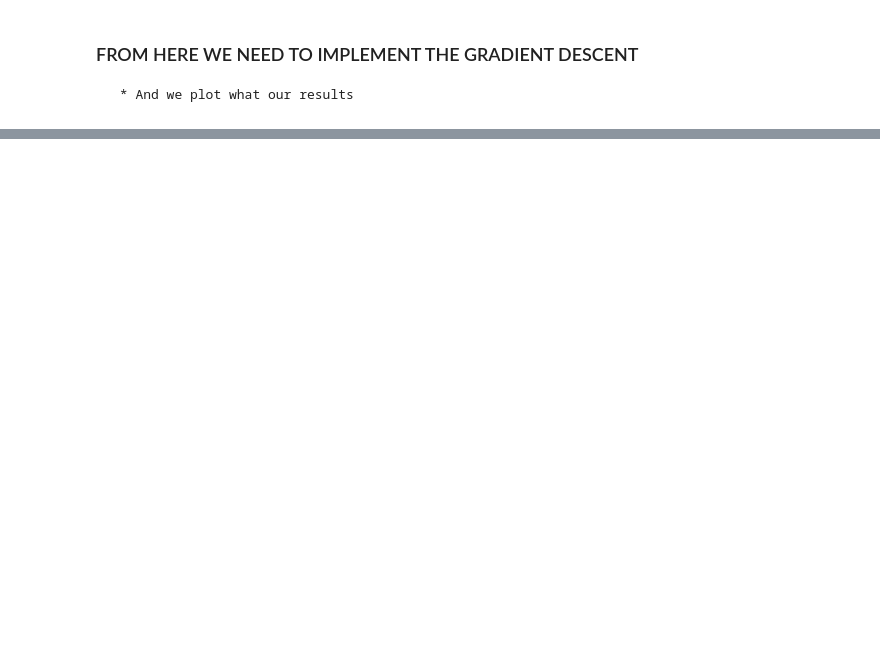
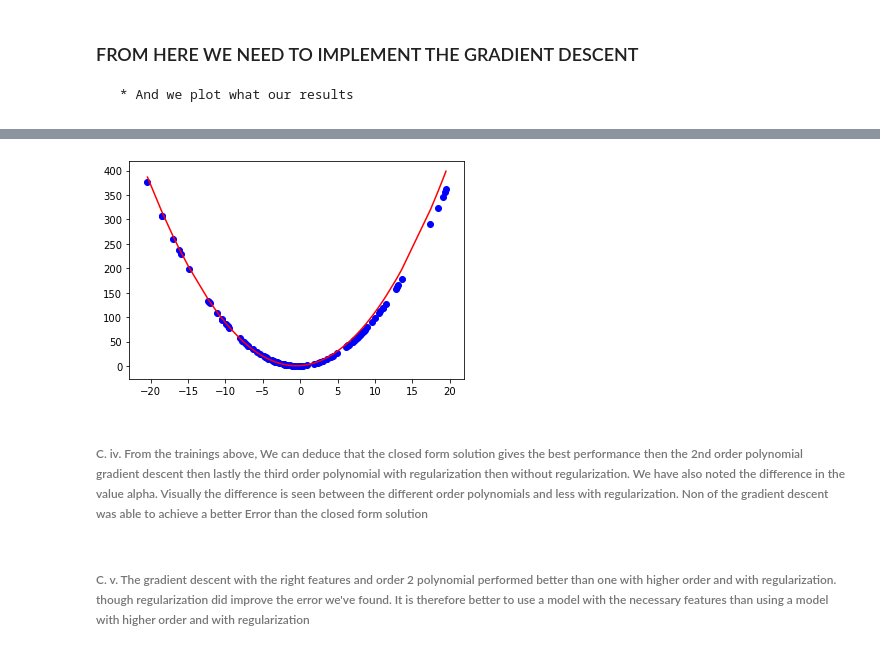
Before and after one commit to Beasty786/ml-linearRegression, a Jupyter notebook: LinearRegressionTut.ipynb, the cells around one changed output, grey strips where cells are left out. Drawn from its saved outputs; the diff is of its cells as text; code cells hidden in the pictures; blank space fills up the shorter version.

```diff
--- a/LinearRegressionTut.ipynb
+++ b/LinearRegressionTut.ipynb
@@ -159,0 +173,32 @@ gradientDescent(2,data_x,data_y)
+# %%
+def gDWithReg(polyDegree , trainSetX , trainSetY):
+    n = polyDegree         # Here I just set n = polyDegree so that I can work faster and not having to type everything
+    θ = np.ones(n+1)       # we start with our theta values being ones
+    θ_old = np.zeros(n+1)
+    lamda = 1.2e-5
+    α = 1.2e-8
+
+
+    #α = 1.1e-5            # define our learning rate
+    X = designMatrix(n , trainSetX)
+
+    while np.sqrt(np.sum(np.power(θ - θ_old, 2))) > 0.01:
+        θ_old = θ
+        for i in range(len(X)):
+            if i is not 0:
+                θ = θ - α*(f(X[i],θ) - trainSetY[i])*X[i] +lamda*f(θ,θ)
+            else:
+                θ = θ - α*(f(X[i],θ) - trainSetY[i])*X[i] # to avoid regularizing 0
+
+
+    plt.plot(np.sort(x_train),results(θ,np.sort(x_train),0),color="red")
+    plt.scatter(np.sort(x_train),results(θ_,np.sort(x_train),0),color="blue")
+    return θ
+# %%
+θ_R = gDWithReg(3,x_train,y_train) # R for regularisation
+# %% [output]
+[figure, added]
+# %% [markdown]
+######  C. iv. From the trainings above, We can deduce that the closed form solution gives the best performance then the 2nd order polynomial gradient descent then lastly the third order polynomial with regularization then without regularization. We have also noted the difference in the value alpha. Visually the difference is seen between the different order polynomials and less with regularization. Non of the gradient descent was able to achieve a better Error than the closed form solution
+# %% [markdown]
+###### C. v. The gradient descent with the right features and order 2 polynomial performed better than one with higher order and with regularization. though regularization did improve the error we've found. It is therefore better to use a model with the necessary features than using a model with higher order and with regularization
```
Also changed, not shown: parts of 7 cells of this notebook.
